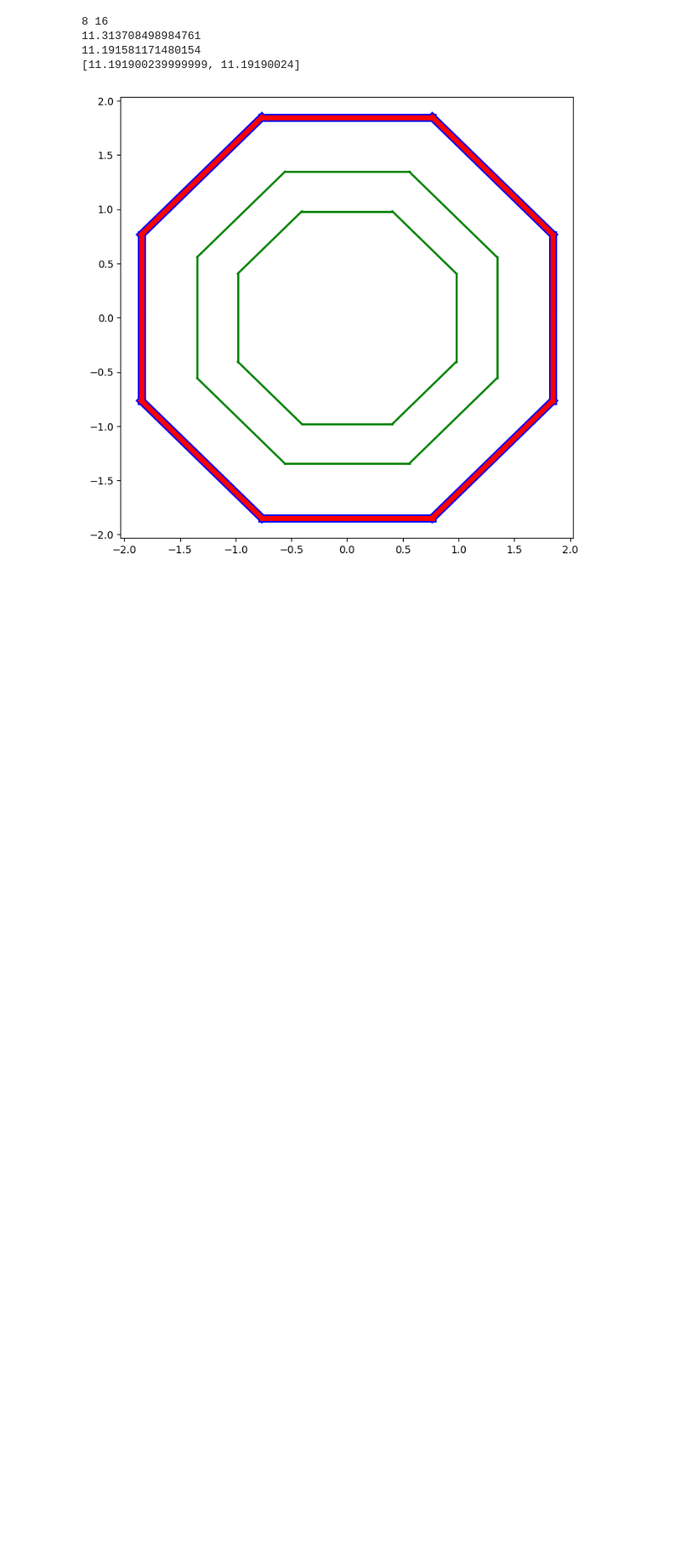
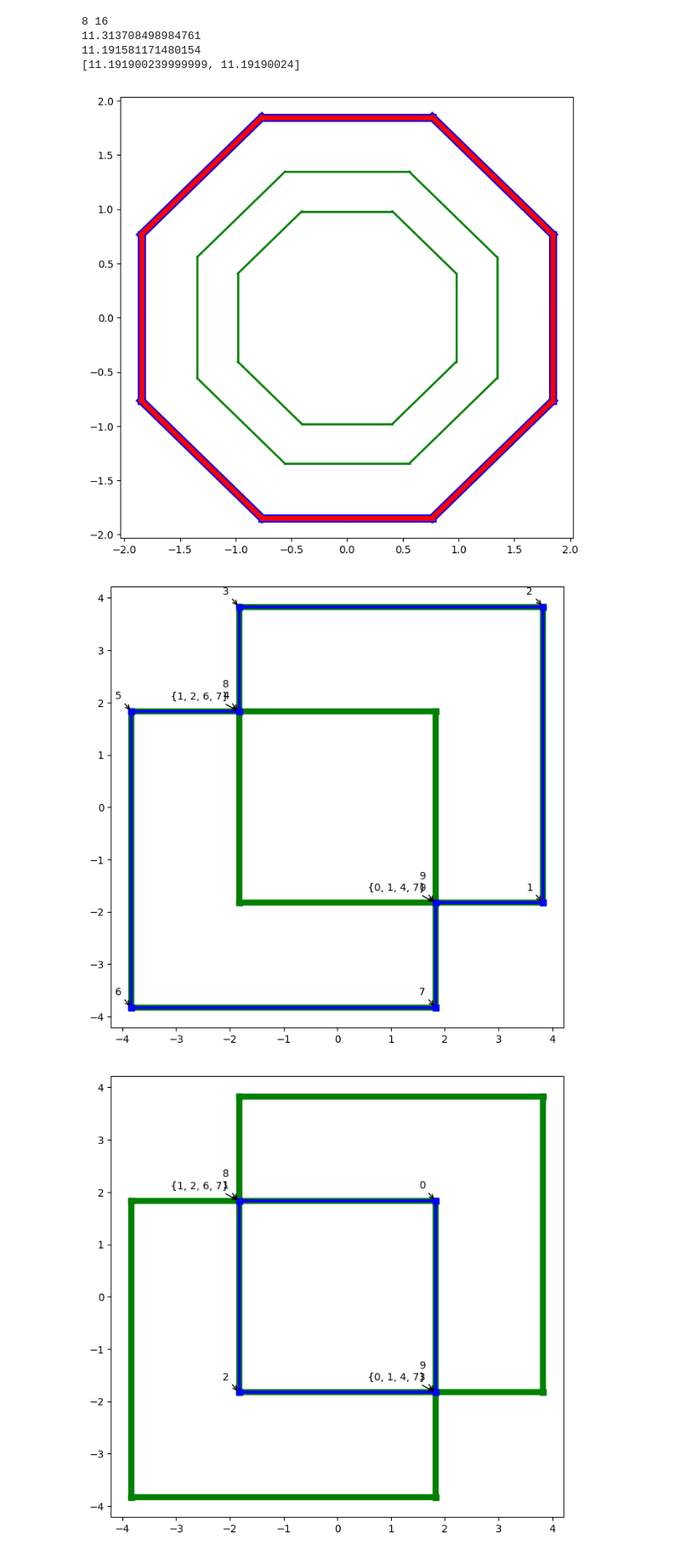
Before and after one commit to ctogle/meshmaker, a Jupyter notebook: notebooks/loop.ipynb, the cells around one changed output. Shown at 85% size. Drawn from its saved outputs; the diff is of its cells as text; code cells hidden in the pictures; blank space fills up the shorter version.

```diff
--- a/notebooks/loop.ipynb
+++ b/notebooks/loop.ipynb
@@ -96,3 +97,35 @@ tests()
 11.191581171480154
 [11.191900239999999, 11.19190024]
 [figure]
+# %%
+def test():
+    l1, l2 = vec3(-1, -1, 0).ring(4, 4), vec3(1, 1, 0).ring(4, 4)
+
+    segs = list(slide(l1, 2)) + list(slide(l2, 2))
+    pg = planargraph(segs=segs)
+
+    f, ax = plot()
+    plot_pg(ax, pg, lw=6, col='g', mk='s')
+    #union = loop_union(l1, l2)
+    union = [x.ps for x in Loop(l1).union(Loop(l2))]
+    for u in union:
+        plot_loop(ax, u, lw=3, col='b', mk='s')
+
+    #f, ax = plot()
+    #plot_pg(ax, pg, lw=6, col='g', mk='s')
+
+    #diff = loop_difference(l1, l2)
+    #for d in diff:
+    #    plot_loop(ax, d, lw=3, col='b', mk='s')
+
+    f, ax = plot()
+    plot_pg(ax, pg, lw=6, col='g', mk='s')
+    #intersection = loop_intersection(l1, l2)
+    intersection = [x.ps for x in Loop(l1).intersect(Loop(l2))]
+    for i in intersection:
+        plot_loop(ax, i, lw=3, col='b', mk='s')
+
+test()
+# %% [output]
+[figure, added]
+[figure, added]
```
Also changed, not shown: parts of 1 cell of this notebook, 1 other file.
